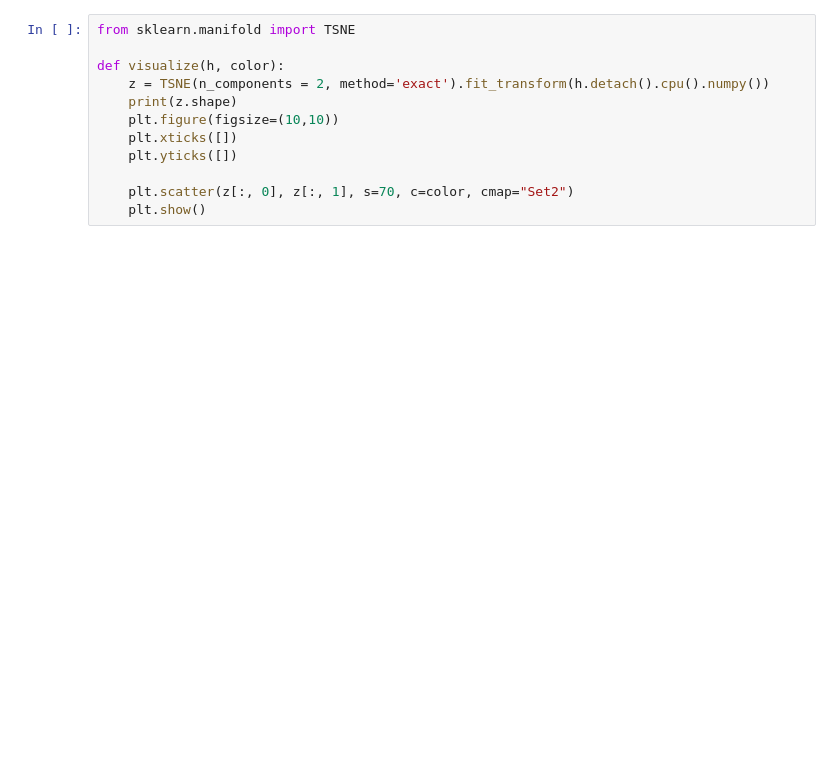
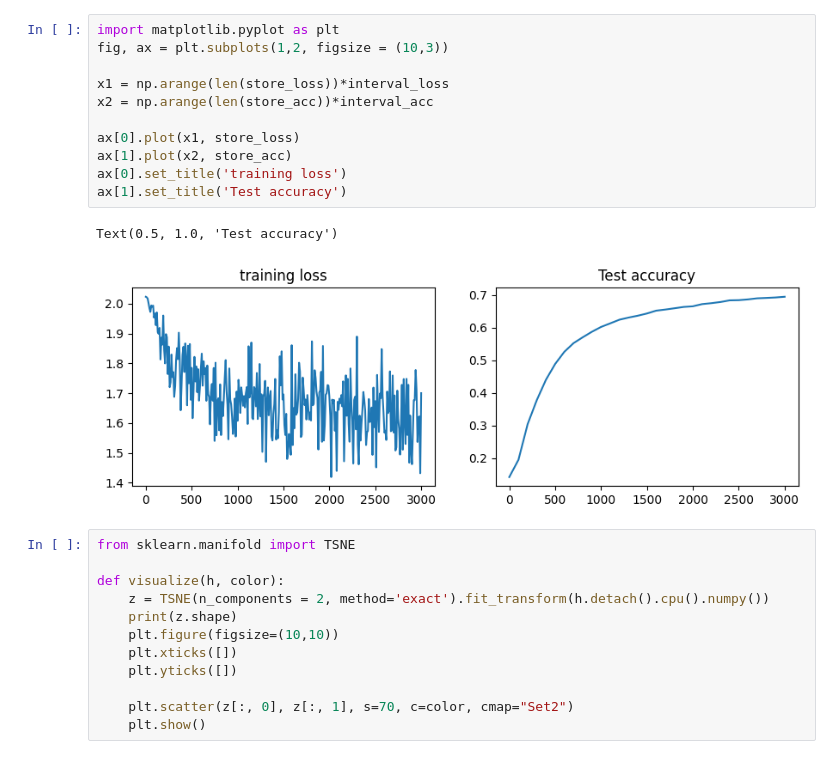
Before and after one commit to ajegorovs/aj_python_tool_lib, a Jupyter notebook: data_processing/neural_networks/Graph_neural_networks/GNN_Attention_layer_pytorch.ipynb, the cells around one changed output. Cells and saved outputs as stored; diff of their text form; blank space fills up the shorter version.

```diff
--- a/data_processing/neural_networks/Graph_neural_networks/GNN_Attention_layer_pytorch.ipynb
+++ b/data_processing/neural_networks/Graph_neural_networks/GNN_Attention_layer_pytorch.ipynb
@@ -527,3 +316,17 @@ train(A_train, H_train, Y_train, 20001, 1)
+# %%
+import matplotlib.pyplot as plt
+fig, ax = plt.subplots(1,2, figsize = (10,3))
+
+x1 = np.arange(len(store_loss))*interval_loss
+x2 = np.arange(len(store_acc))*interval_acc
+
+ax[0].plot(x1, store_loss)
+ax[1].plot(x2, store_acc)
+ax[0].set_title('training loss')
+ax[1].set_title('Test accuracy')
+# %% [output]
+Text(0.5, 1.0, 'Test accuracy')
+[figure, added]
 # %%
 from sklearn.manifold import TSNE
 
```
Also changed, not shown: parts of 41 cells of this notebook, 1 other file.
